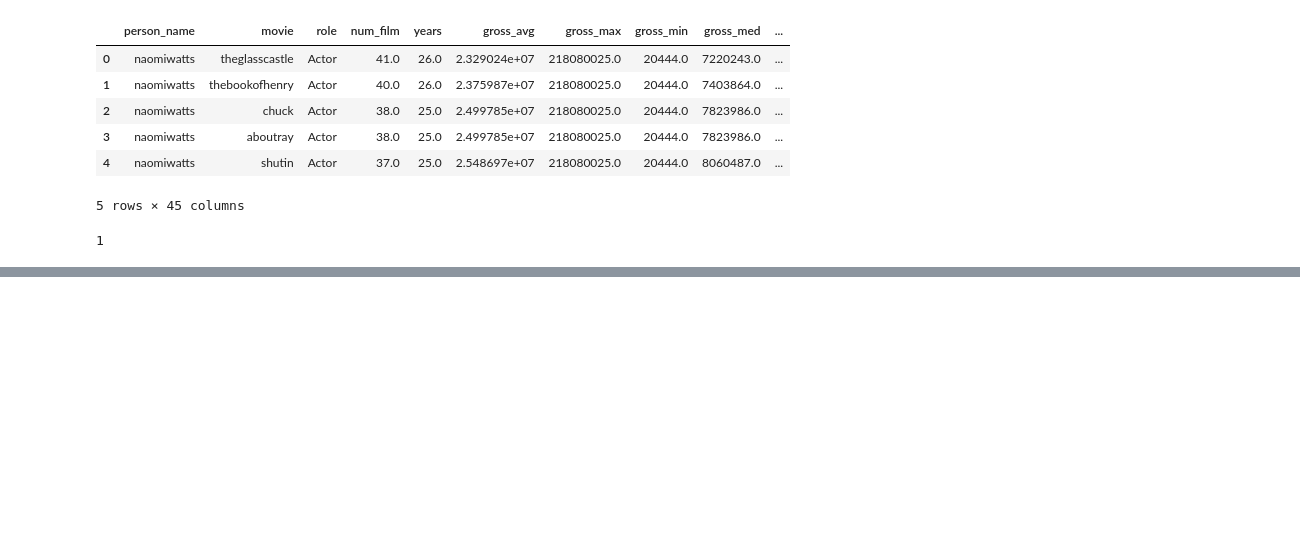
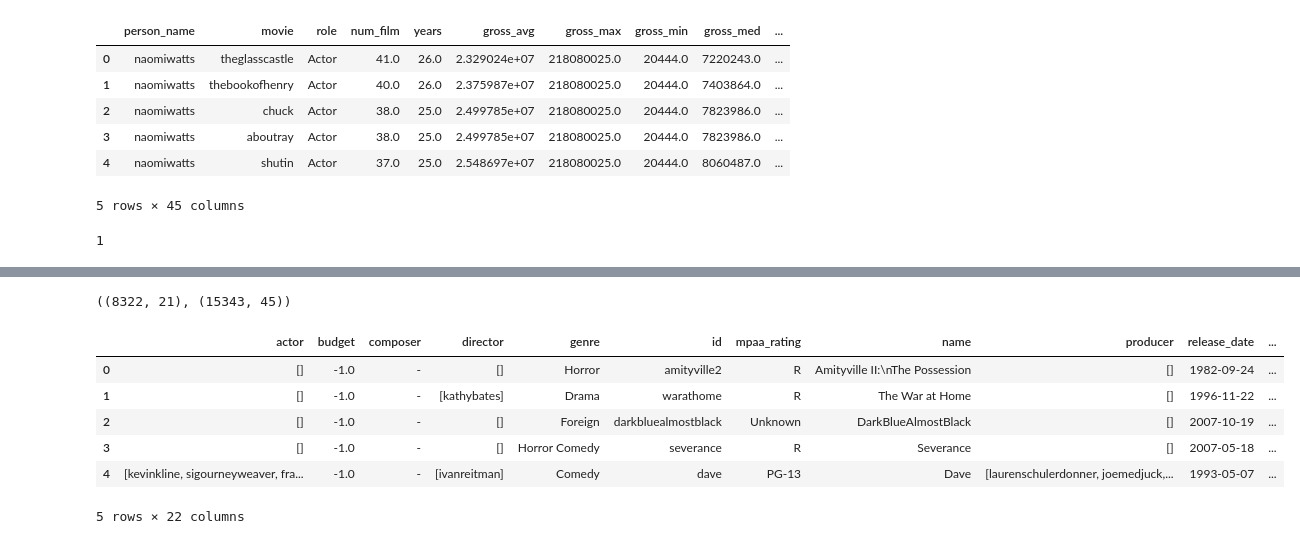
Before and after one commit to ZzerozZ/MovieRevenuePredicter, a Jupyter notebook: Movies_Preprocess.ipynb, the cells around one changed output, grey strips where cells are left out. Saved outputs shown, nothing was run; the diff lists cells and outputs as text; code cells hidden in the pictures; blank space fills up the shorter version.

```diff
--- a/Movies_Preprocess.ipynb
+++ b/Movies_Preprocess.ipynb
@@ -364,0 +371,37 @@ save_obj(df, 'obj/movie_feats')
+# %%
+df_info = load_obj('obj/people_feats')
+df = load_obj('obj/movie_feats')
+
+label_encoder = LabelEncoder()
+# %%
+df1 = df[['id', 'lastseen']]
+drop_movies = df[df.id.isin(df1[df1['lastseen'].str.contains('2018')].id.values)].id.values
+df = df[~df.id.isin(drop_movies)]
+df.drop(['lastseen'], axis=1, inplace=True)
+del df1
+gc.collect()
+
+df1 = df.groupby('genre').agg({'id':'count'}).sort_values('id', ascending=False).reset_index()
+drop_genres = np.append(df1[df1.id < 25].genre.unique(), 'Unknow')
+del df1
+gc.collect()
+
+df.mpaa_rating = df.mpaa_rating.apply(lambda x: 'Unknown' if x in ['Unrated', 'Not Yet Rated'] else x)
+# %%
+df.shape, df_info.shape
+# %% [output]
+((8322, 21), (15343, 45))
+# %%
+df.budget = df.budget.fillna(-1)
+df.genre = df.genre.apply(lambda x: 'Others' if x in drop_genres else x)
+available_person_info = df_info.person_name.unique()
+df['composer_available'] = df.composer.apply(lambda x: x in available_person_info).astype(np.int8)
+df.head()
+# %% [output]
+|  | actor | budget | composer | director | genre | id | mpaa_rating | name | producer | release_date | ... |
+| 0 | [] | -1.0 | - | [] | Horror | amityville2 | R | Amityville II:\nThe Possession | [] | 1982-09-24 | ... |
+| 1 | [] | -1.0 | - | [kathybates] | Drama | warathome | R | The War at Home | [] | 1996-11-22 | ... |
+| 2 | [] | -1.0 | - | [] | Foreign | darkbluealmostblack | Unknown | DarkBlueAlmostBlack | [] | 2007-10-19 | ... |
+| 3 | [] | -1.0 | - | [] | Horror Comedy | severance | R | Severance | [] | 2007-05-18 | ... |
+| 4 | [kevinkline, sigourneyweaver, fra... | -1.0 | - | [ivanreitman] | Comedy | dave | PG-13 | Dave | [laurenschulerdonner, joemedjuck,... | 1993-05-07 | ... |
+5 rows × 22 columns
```
Also changed, not shown: parts of 4 cells of this notebook, 1 other file.
